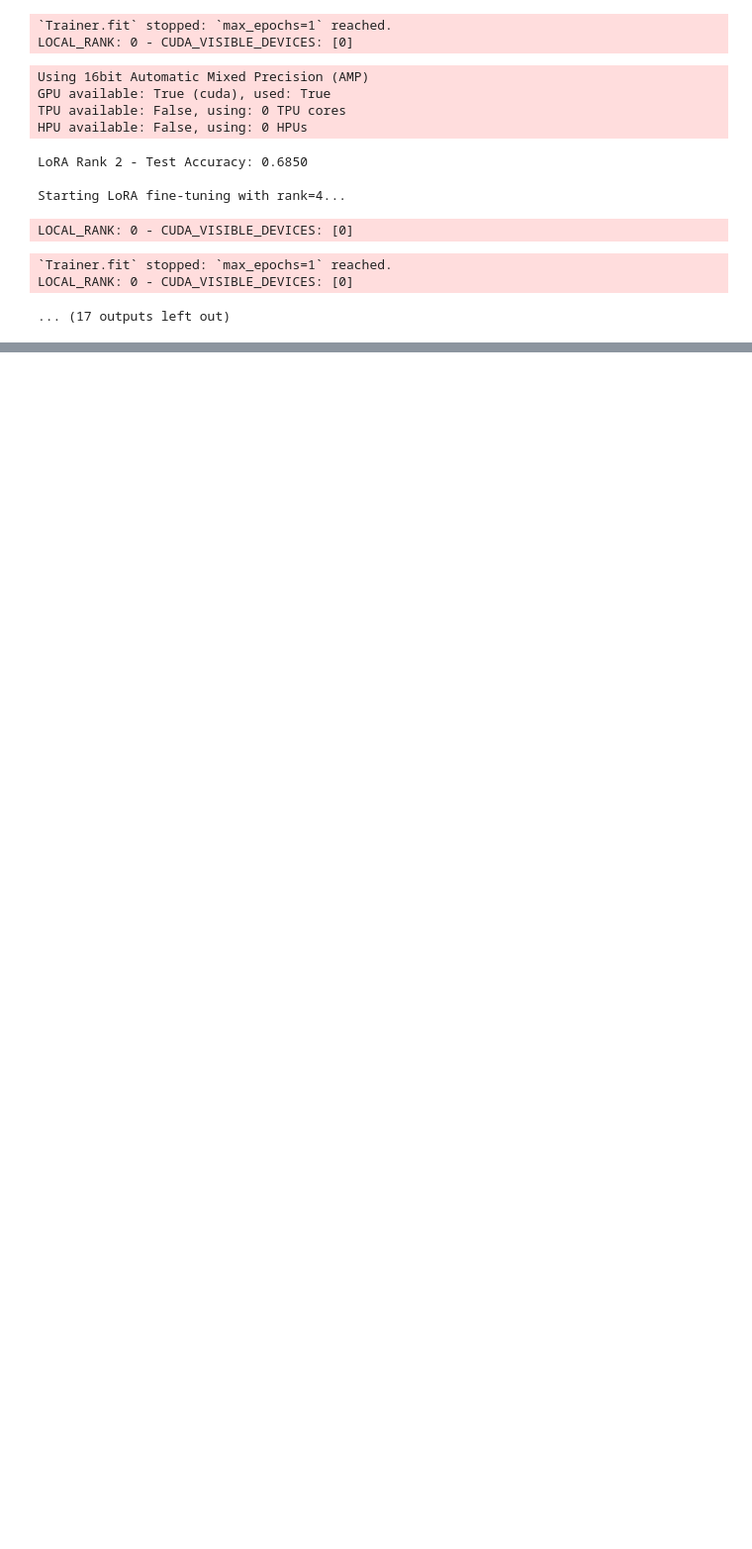
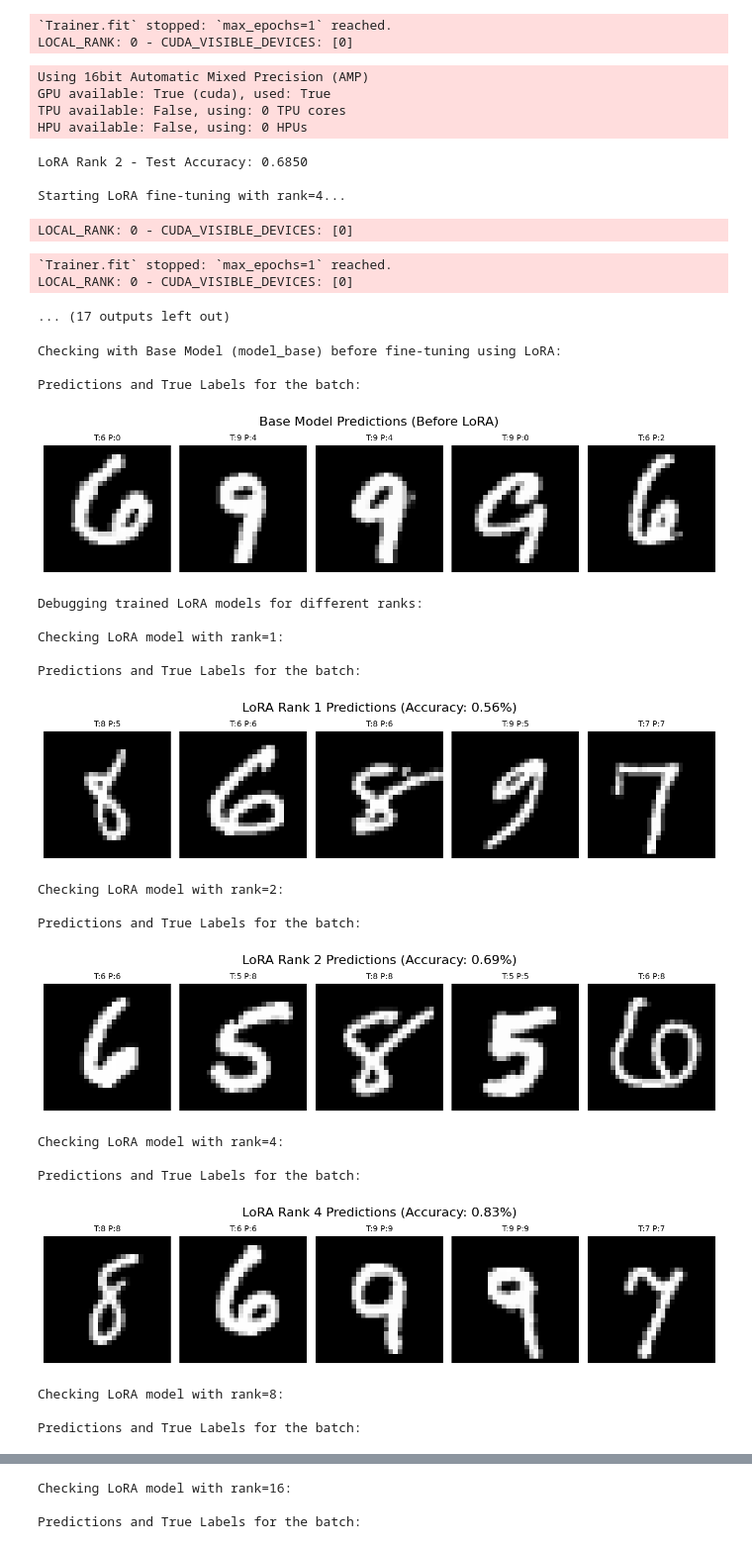
Before and after one commit to NightFore/MiniDiffusion, a Jupyter notebook: test_LoRA/MNIST_LoRA.ipynb, the cells around one changed output, grey strips where cells are left out. Shown at 99% size. Drawn from its saved outputs; the diff is of its cells as text; code cells hidden in the pictures; blank space fills up the shorter version.

Commit message:
Visualized prediction results with accuracy

```diff
--- a/test_LoRA/MNIST_LoRA.ipynb
+++ b/test_LoRA/MNIST_LoRA.ipynb
@@ -560,3 +560,76 @@ LOCAL_RANK: 0 - CUDA_VISIBLE_DEVICES: [0]
 `Trainer.fit` stopped: `max_epochs=1` reached.
 LOCAL_RANK: 0 - CUDA_VISIBLE_DEVICES: [0]
 ... (17 outputs left out)
+# %%
+def get_sample(datamodule, batch_size=5, setup_stage="test"):
+    datamodule.setup(stage=setup_stage)
+    loader = DataLoader(datamodule.test_data, batch_size=batch_size, shuffle=True)
+    return next(iter(loader))
+
+def predict_and_visualize_batch(images, labels, model, title="Predictions", fig_size=(12, 3)):
+    model.eval()
+    with torch.no_grad():
+        outputs = model(images)
+        predictions = torch.argmax(outputs, dim=1)
+
+    # Create grid plot
+    fig, axes = plt.subplots(1, len(images), figsize=fig_size)
+    for i, ax in enumerate(axes):
+        ax.imshow(images[i].squeeze(), cmap="gray")
+        ax.set_title(f"T:{labels[i].item()} P:{predictions[i].item()}", fontsize=10)
+        ax.axis("off")
+
+    plt.suptitle(title, fontsize=16)
+    plt.tight_layout()
+    plt.show()
+
+def check_datamodule(datamodule, model=None, batch_size=5, debug=False, title="Dataset Samples", fig_size=(12, 3)):
+    images, labels = get_sample(datamodule, batch_size=batch_size)
+
+    # Show predictions only if model is provided
+    if model is not None:
+        print("\nPredictions and True Labels for the batch:")
+        predict_and_visualize_batch(images, labels, model, title=title, fig_size=fig_size)
+
+    return images
+
+
+# Initial Check using model_base
+print("\nChecking with Base Model (model_base) before fine-tuning using LoRA:")
+check_datamodule(dm_lora, model=model_base, debug=True, title="Base Model Predictions (Before LoRA)", fig_size=(12, 3))
+
+# Debugging for trained LoRA models with accuracy from results
+if debug:
+    print("Debugging trained LoRA models for different ranks:")
+    for lora_rank in lora_ranks:
+        model = models_lora.get(lora_rank)
+        accuracy = results.get(lora_rank, "N/A")  # Fetch accuracy from the results dictionary
+
+        # Format accuracy to 2 decimal places
+        formatted_accuracy = f"{accuracy:.2f}" if accuracy != "N/A" else accuracy
+
+        print(f"\nChecking LoRA model with rank={lora_rank}:")
+        title_with_accuracy = f"LoRA Rank {lora_rank} Predictions (Accuracy: {formatted_accuracy}%)"
+        check_datamodule(dm_lora, model=model, debug=True, title=title_with_accuracy, fig_size=(12, 3))
+# %% [output]
+Checking with Base Model (model_base) before fine-tuning using LoRA:
+
+Predictions and True Labels for the batch:
+[figure, added]
+Debugging trained LoRA models for different ranks:
+
+Checking LoRA model with rank=1:
+
+Predictions and True Labels for the batch:
+[figure, added]
+Checking LoRA model with rank=2:
+
+Predictions and True Labels for the batch:
+[figure, added]
+Checking LoRA model with rank=4:
+
+Predictions and True Labels for the batch:
+[figure, added]
+Checking LoRA model with rank=8:
+
+Predictions and True Labels for the batch:
@@ -562,0 +637,3 @@ LOCAL_RANK: 0 - CUDA_VISIBLE_DEVICES: [0]
+Checking LoRA model with rank=16:
+
+Predictions and True Labels for the batch:
```
Also changed, not shown: parts of 1 cell of this notebook.
